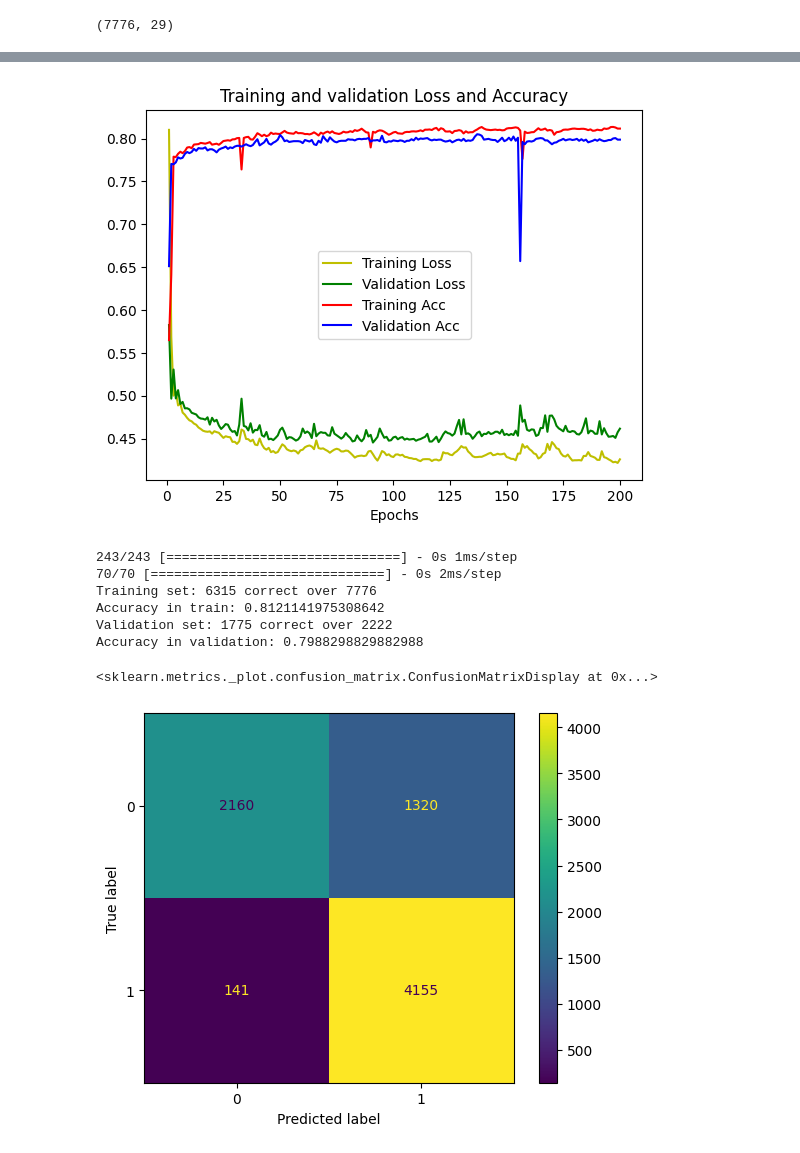
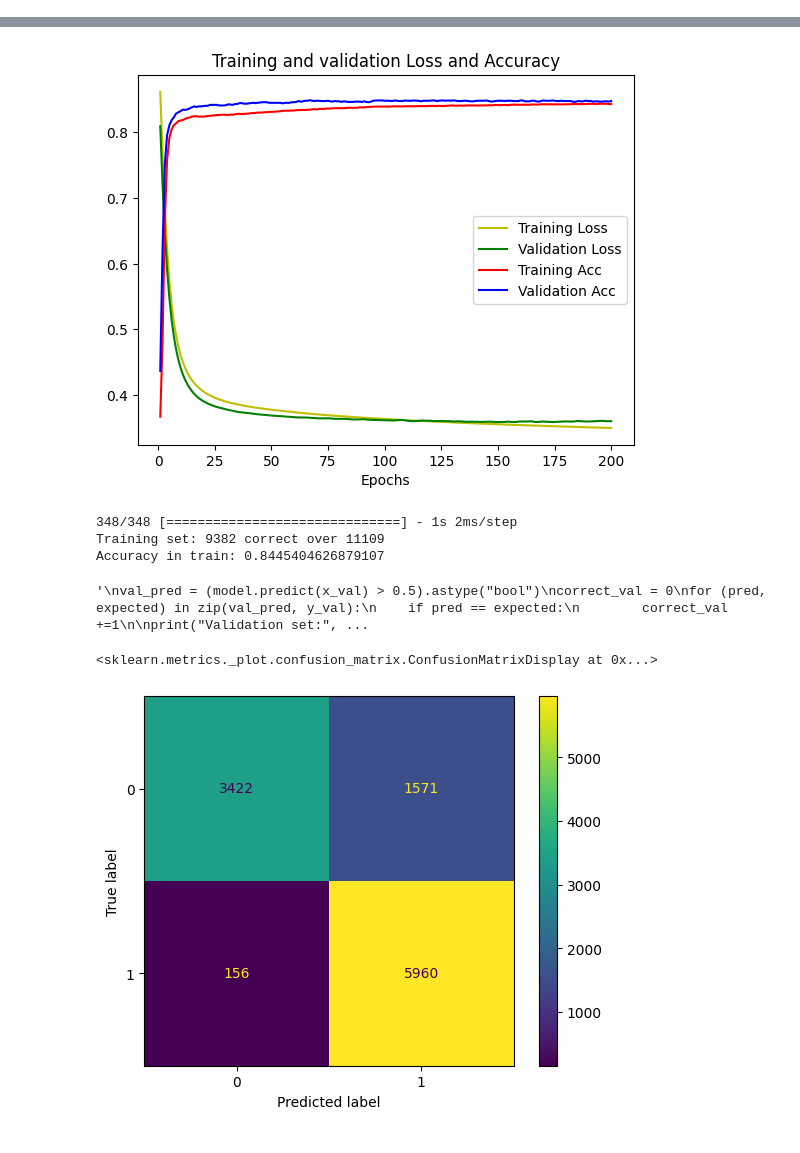
Before and after one commit to The-seven-dwarfs/DataMining-Group7, a Jupyter notebook: 3.x-Neural_network_classification.ipynb, the cells around one changed output, grey strips where cells are left out. Cells and saved outputs as stored; diff of their text form; code cells hidden in the pictures.

```diff
--- a/3.x-Neural_network_classification.ipynb
+++ b/3.x-Neural_network_classification.ipynb
@@ -21,8 +8,0 @@ df.columns.values.tolist()
-# %%
-to_drop = ["user_id", "name", "created_at", "day_with_most_tweets"]
-to_discretize = ["lang"]
-
-df.drop(to_drop, axis=1, inplace=True)
-df = classification_utils.discretize_data(df, to_discretize)
-df.drop(to_discretize, axis=1, inplace=True)
-# TODO after the dataset update check again
@@ -39 +55,4 @@ df.head()
+# %%
+target_array = tf.convert_to_tensor(df.pop("bot"))
+feature_matrix = tf.convert_to_tensor(df)
 # %%
@@ -102,28 +72,26 @@ y_test = np.reshape(y_test, (-1, 1))
-# %%
-x_train.shape
-# %% [output]
-(7776, 29)
 # %%
+in_layer = tf.keras.layers.Normalization(axis=-1)
+in_layer.adapt(feature_matrix)
+
 model = tf.keras.models.Sequential([
-  tf.keras.layers.Flatten(input_shape=(len(df.columns),)),
-  tf.keras.layers.Dense(512, activation='sigmoid'),
-  tf.keras.layers.Dense(256, activation='sigmoid'),
-  tf.keras.layers.Dense(128, activation='sigmoid'),
+  in_layer,
+  tf.keras.layers.Dense(64, activation='relu'),
   tf.keras.layers.Dense(1, activation='sigmoid')
 ])
 
 
-model.compile(optimizer=tf.keras.optimizers.Adam(learning_rate=0.005),
-              loss=tf.keras.losses.binary_crossentropy,
-              metrics=[tf.keras.metrics.BinaryAccuracy(name="accuracy")]
+model.compile(optimizer="adam",
+              loss=tf.keras.losses.BinaryCrossentropy(from_logits=True),
+              metrics=["accuracy"]
 )
 
 history = model.fit(
-  x=x_train,
-  y=y_train,
+  feature_matrix,
+  target_array,
   batch_size=2048,
   epochs=200,
-  validation_data=(x_val, y_val)
+  validation_split=0.2,
+  shuffle=True
 )
 
 classification_utils.print_training_stats(history=history)
@@ -148,31 +116,31 @@ Epoch 200/200
-[figure, old version]
+[figure, new version]
 # %%
-train_pred = (model.predict(x_train) > 0.5).astype("bool")
+train_pred = (model.predict(feature_matrix) > 0.5).astype("bool")
 correct_train = 0
-for (pred, expected) in zip(train_pred, y_train):
+for (pred, expected) in zip(train_pred, target_array):
     if pred == expected:
         correct_train +=1
+print("Training set:", correct_train , "correct over", len(train_pred), "\nAccuracy in train:", correct_train/len(train_pred))
 
+'''
 val_pred = (model.predict(x_val) > 0.5).astype("bool")
 correct_val = 0
 for (pred, expected) in zip(val_pred, y_val):
     if pred == expected:
         correct_val +=1
 
-print("Training set:", correct_train , "correct over", len(x_train), "\nAccuracy in train:", correct_train/len(x_train))
 print("Validation set:", correct_val , "correct over", len(x_val), "\nAccuracy in validation:", correct_val/len(x_val))
+'''
 # %% [output]
-243/243 [==============================] - 0s 1ms/step
-70/70 [==============================] - 0s 2ms/step
-Training set: 6315 correct over 7776
-Accuracy in train: 0.8121141975308642
-Validation set: 1775 correct over 2222
-Accuracy in validation: 0.7988298829882988
+348/348 [==============================] - 1s 2ms/step
+Training set: 9382 correct over 11109
+Accuracy in train: 0.8445404626879107
+'\nval_pred = (model.predict(x_val) > 0.5).astype("bool")\ncorrect_val = 0\nfor (pred, expected) in zip(val_pred, y_val):\n    if pred == expected:\n        correct_val +=1\n\nprint("Validation set:", ...
 # %%
 from sklearn.metrics import confusion_matrix, ConfusionMatrixDisplay
-cm = confusion_matrix(y_train, train_pred)
+cm = confusion_matrix(target_array, train_pred)
 disp = ConfusionMatrixDisplay(cm)
 disp.plot()
 # %% [output]
 <sklearn.metrics._plot.confusion_matrix.ConfusionMatrixDisplay at 0x...>
-[figure, old version]
+[figure, new version]
```
Also changed, not shown: parts of 9 cells of this notebook, 4 other files.
